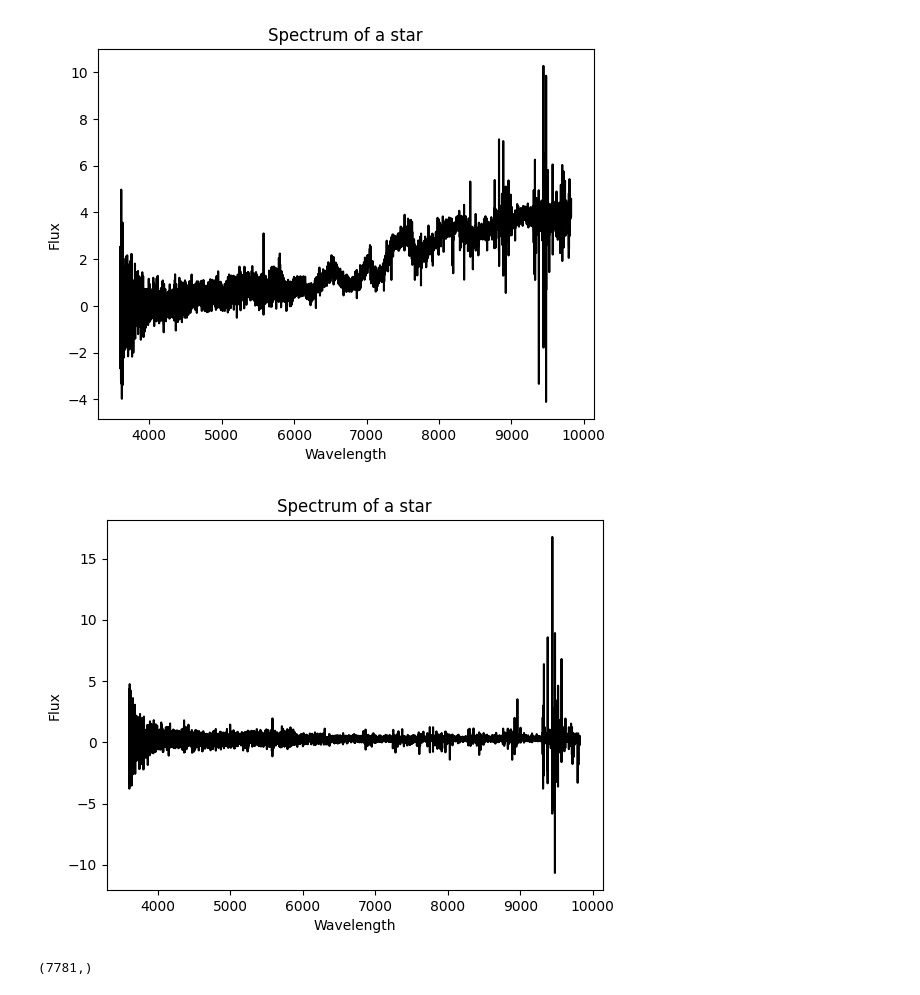
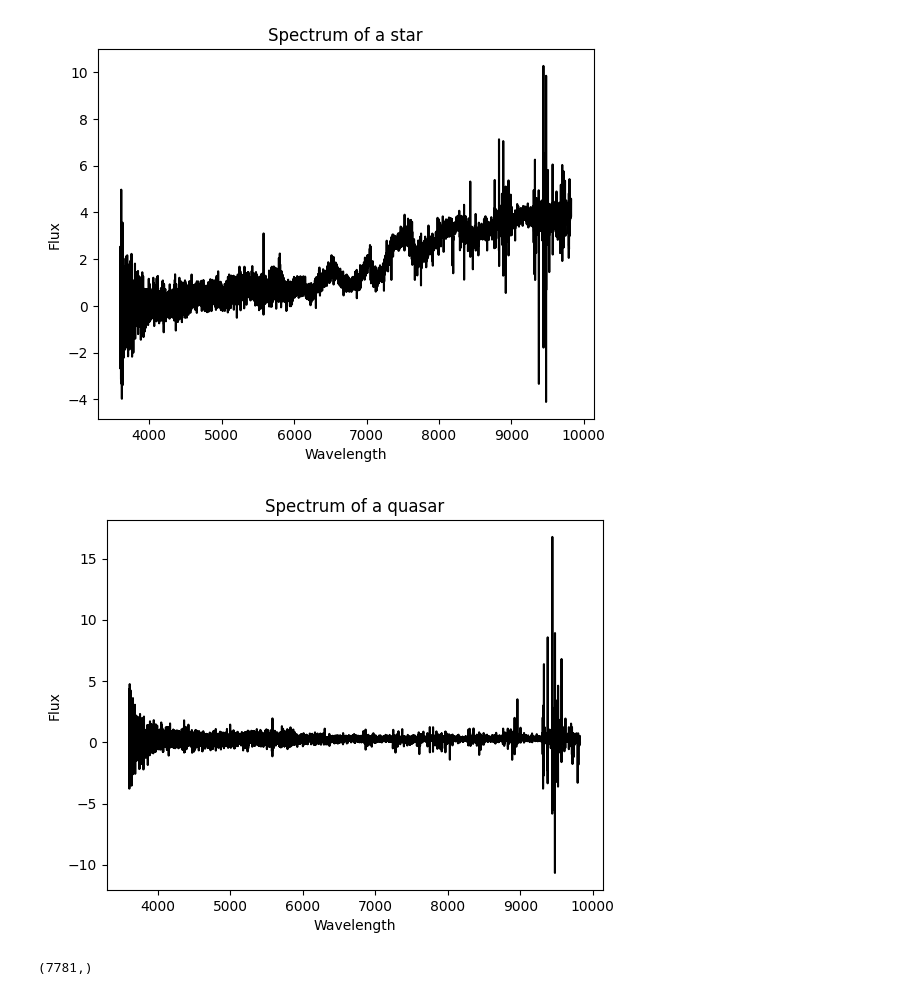
Before and after one commit to DCI-alxogm/ml2023-BlackPuma075, a Jupyter notebook: Dic_08_14/EDR_NN_Binary_QSO_STAR.ipynb, the cells around one changed output. Saved outputs shown, nothing was run; the diff lists cells and outputs as text; code cells hidden in the pictures.

```diff
--- a/Dic_08_14/EDR_NN_Binary_QSO_STAR.ipynb
+++ b/Dic_08_14/EDR_NN_Binary_QSO_STAR.ipynb
@@ -398,11 +384,11 @@ spec = spectra.records[0]
 # %%
 plt.plot(spec.wavelength, spec.flux, 'black')
 plt.xlabel('Wavelength')
 plt.ylabel('Flux')
-plt.title('Spectrum of a star')
+plt.title('Spectrum of a quasar')
 plt.show()
 # %% [output]
-[figure, old version]
+[figure, new version]
 # %%
 #En este cuadro de código asigno solo la información del flujo del espectro 0 de la lista de 100 espectros
 #Para poder hacer el vstack y descargar la información (flujo) de los otros 99
```
Also changed, not shown: parts of 61 cells of this notebook.
